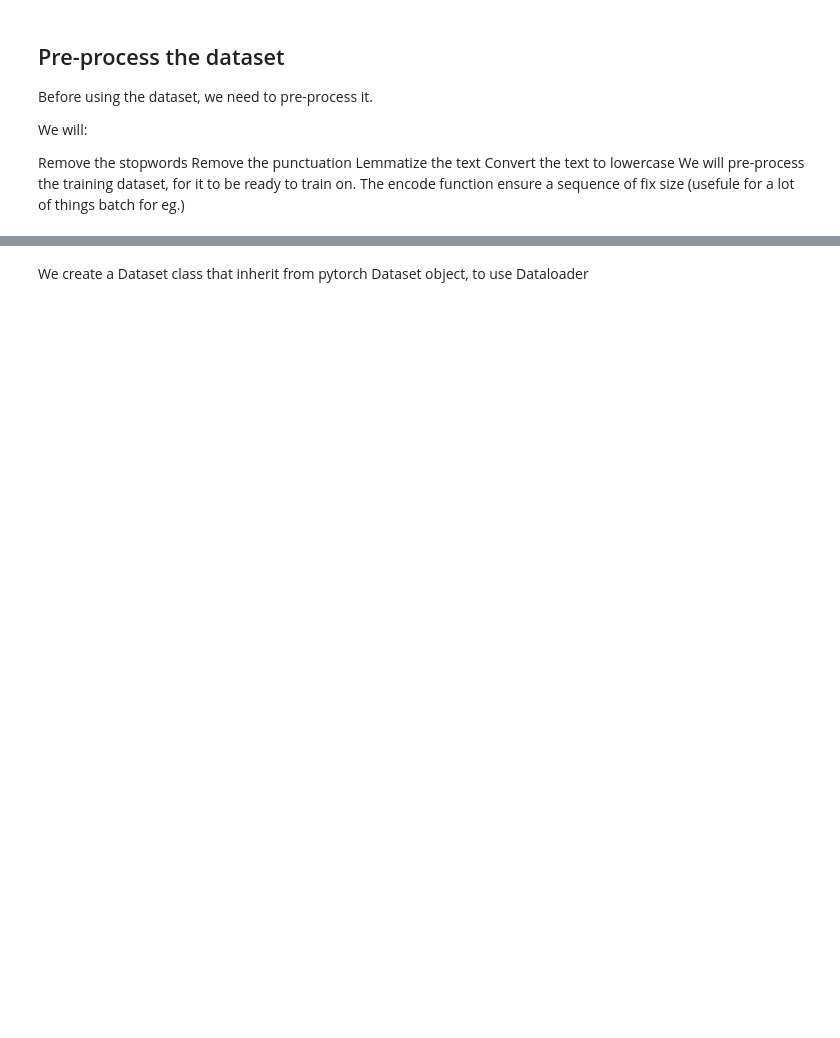
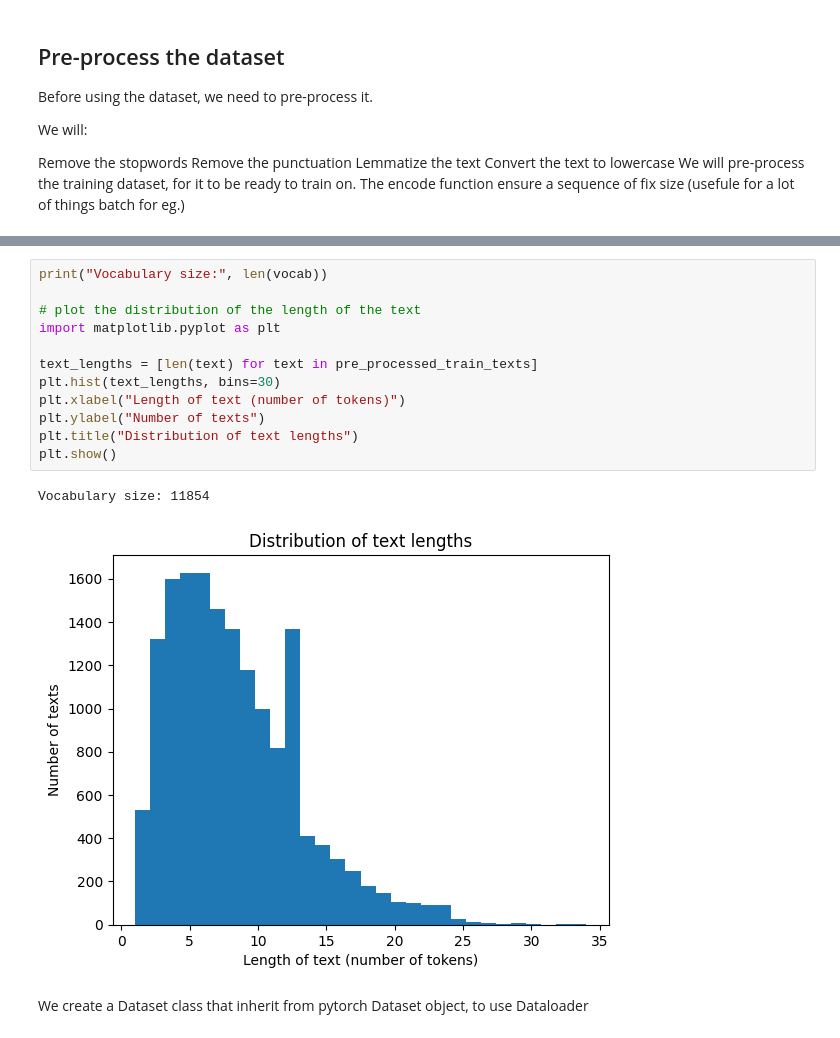
Before and after one commit to thomasjuin1/EmotionClassification, a Jupyter notebook: LSTM_clean.ipynb, the cells around one changed output, grey strips where cells are left out. Saved outputs shown, nothing was run; the diff lists cells and outputs as text; blank space fills up the shorter version.

```diff
--- a/LSTM_clean.ipynb
+++ b/LSTM_clean.ipynb
@@ -170,3 +260,18 @@ vocab = build_vocab(all_texts, VOCAB_SIZE)
+# %%
+print("Vocabulary size:", len(vocab))
+
+# plot the distribution of the length of the text
+import matplotlib.pyplot as plt
+
+text_lengths = [len(text) for text in pre_processed_train_texts]
+plt.hist(text_lengths, bins=30)
+plt.xlabel("Length of text (number of tokens)")
+plt.ylabel("Number of texts")
+plt.title("Distribution of text lengths")
+plt.show()
+# %% [output]
+Vocabulary size: 11854
+[figure, added]
 # %% [markdown]
 We create a Dataset class that inherit from pytorch Dataset object, to use Dataloader
 # %%
```
Also changed, not shown: parts of 14 cells of this notebook, 1 other file.
